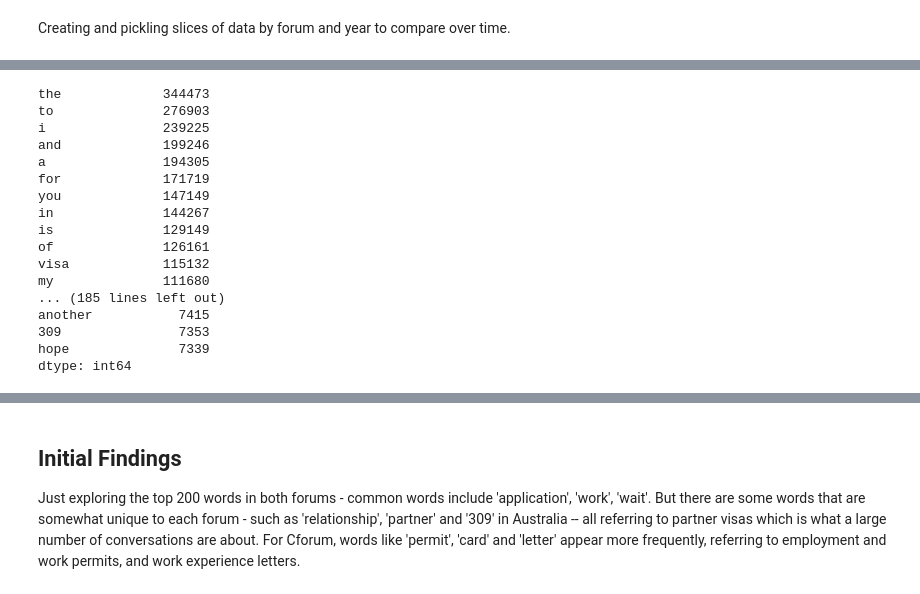
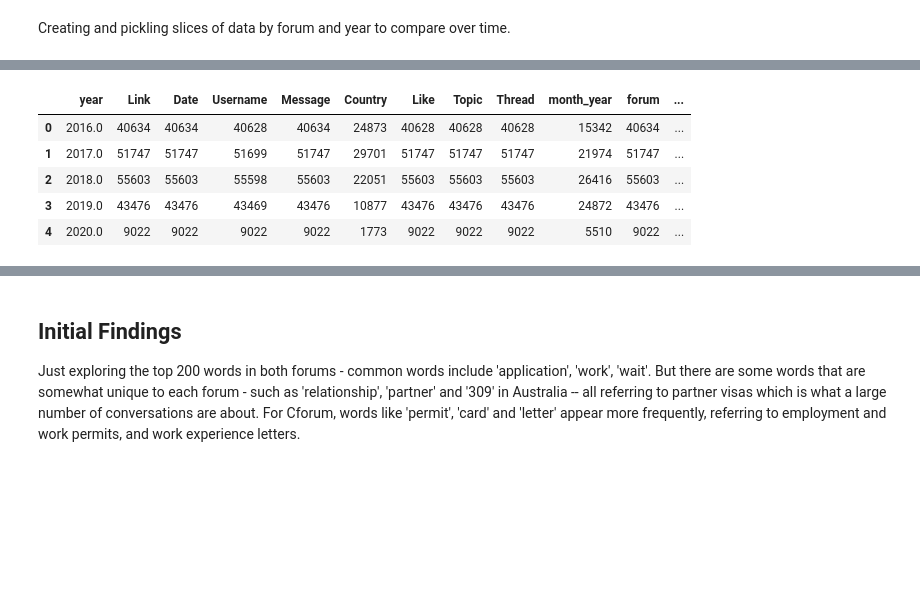
Before and after one commit to mkkhanzadi/AFdataanalysis, a Jupyter notebook: ComparativeDataAnalysis/Comparative 2.ipynb, the cells around one changed output, grey strips where cells are left out. Saved outputs shown, nothing was run; the diff lists cells and outputs as text; code cells hidden in the pictures; blank space fills up the shorter version.

```diff
--- a/ComparativeDataAnalysis/Comparative 2.ipynb
+++ b/ComparativeDataAnalysis/Comparative 2.ipynb
@@ -443,5 +217,0 @@ A very quick word freq of each forum but not sure why the (commonwords) stopword
-# %%
-freqA = pd.Series(' '.join(dfA.Message_punct).split()).value_counts()[:200]
-freqC = pd.Series(' '.join(dfC.Message_punct).split()).value_counts()[:200]
-print(freqC)
-pd.set_option('display.max_rows', None)
@@ -466,22 +217,0 @@ dtype: int64
-# %%
-freqC = pd.Series(' '.join(dfC.Message_punct).split()).value_counts()[:200]
-print(freqA)
-pd.set_option('display.max_rows', None)
-# %% [output]
-the             344473
-to              276903
-i               239225
-and             199246
-a               194305
-for             171719
-you             147149
-in              144267
-is              129149
-of              126161
-visa            115132
-my              111680
-... (185 lines left out)
-another           7415
-309               7353
-hope              7339
-dtype: int64
@@ -487,0 +221,10 @@ dtype: int64
+# %%
+ts = df.groupby('year', as_index=False).count()
+ts
+# %% [output]
+|  | year | Link | Date | Username | Message | Country | Like | Topic | Thread | month_year | forum | ... |
+| 0 | 2016.0 | 40634 | 40634 | 40628 | 40634 | 24873 | 40628 | 40628 | 40628 | 15342 | 40634 | ... |
+| 1 | 2017.0 | 51747 | 51747 | 51699 | 51747 | 29701 | 51747 | 51747 | 51747 | 21974 | 51747 | ... |
+| 2 | 2018.0 | 55603 | 55603 | 55598 | 55603 | 22051 | 55603 | 55603 | 55603 | 26416 | 55603 | ... |
+| 3 | 2019.0 | 43476 | 43476 | 43469 | 43476 | 10877 | 43476 | 43476 | 43476 | 24872 | 43476 | ... |
+| 4 | 2020.0 | 9022 | 9022 | 9022 | 9022 | 1773 | 9022 | 9022 | 9022 | 5510 | 9022 | ... |
```
Also changed, not shown: parts of 60 cells of this notebook.
